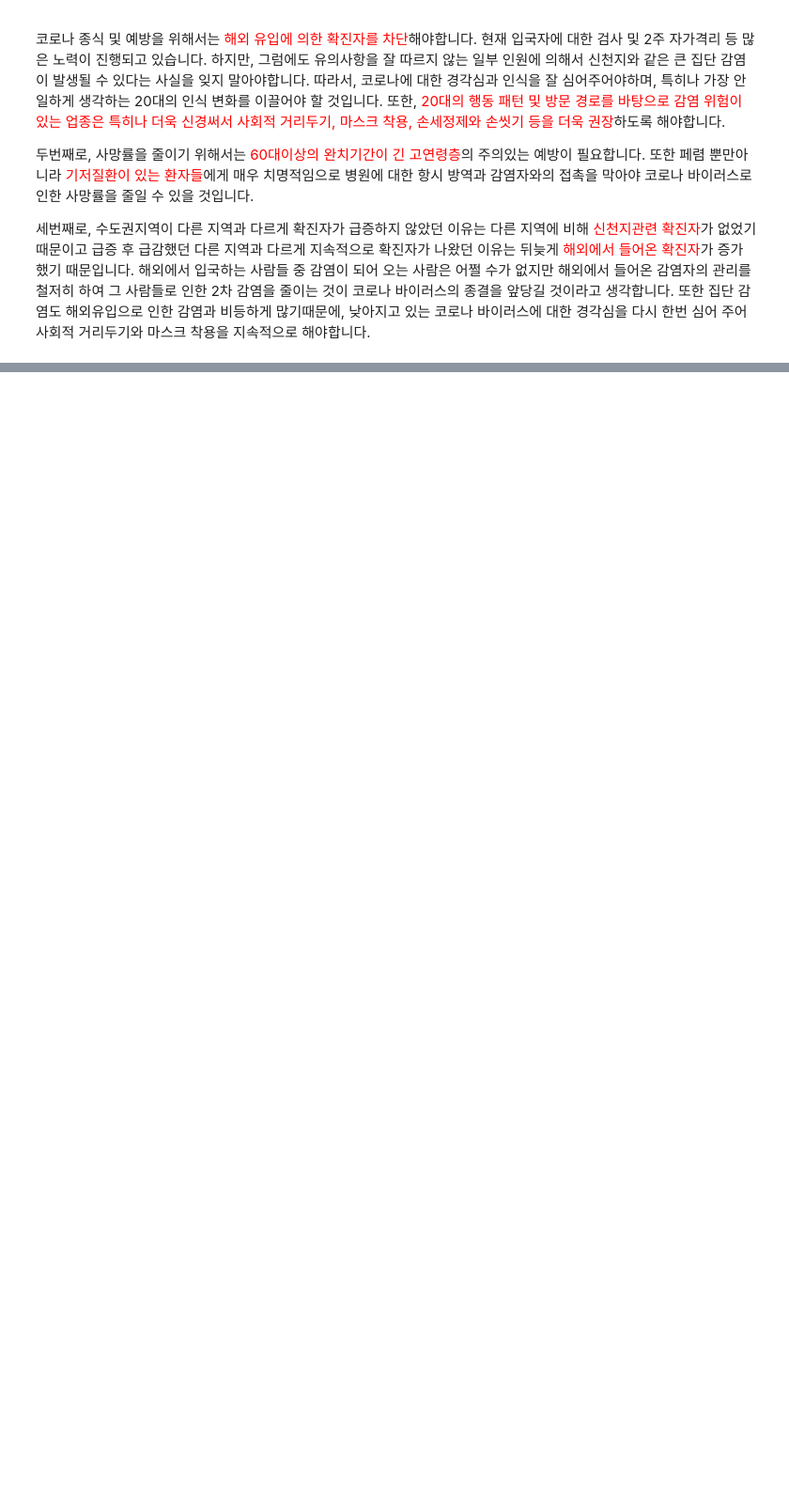
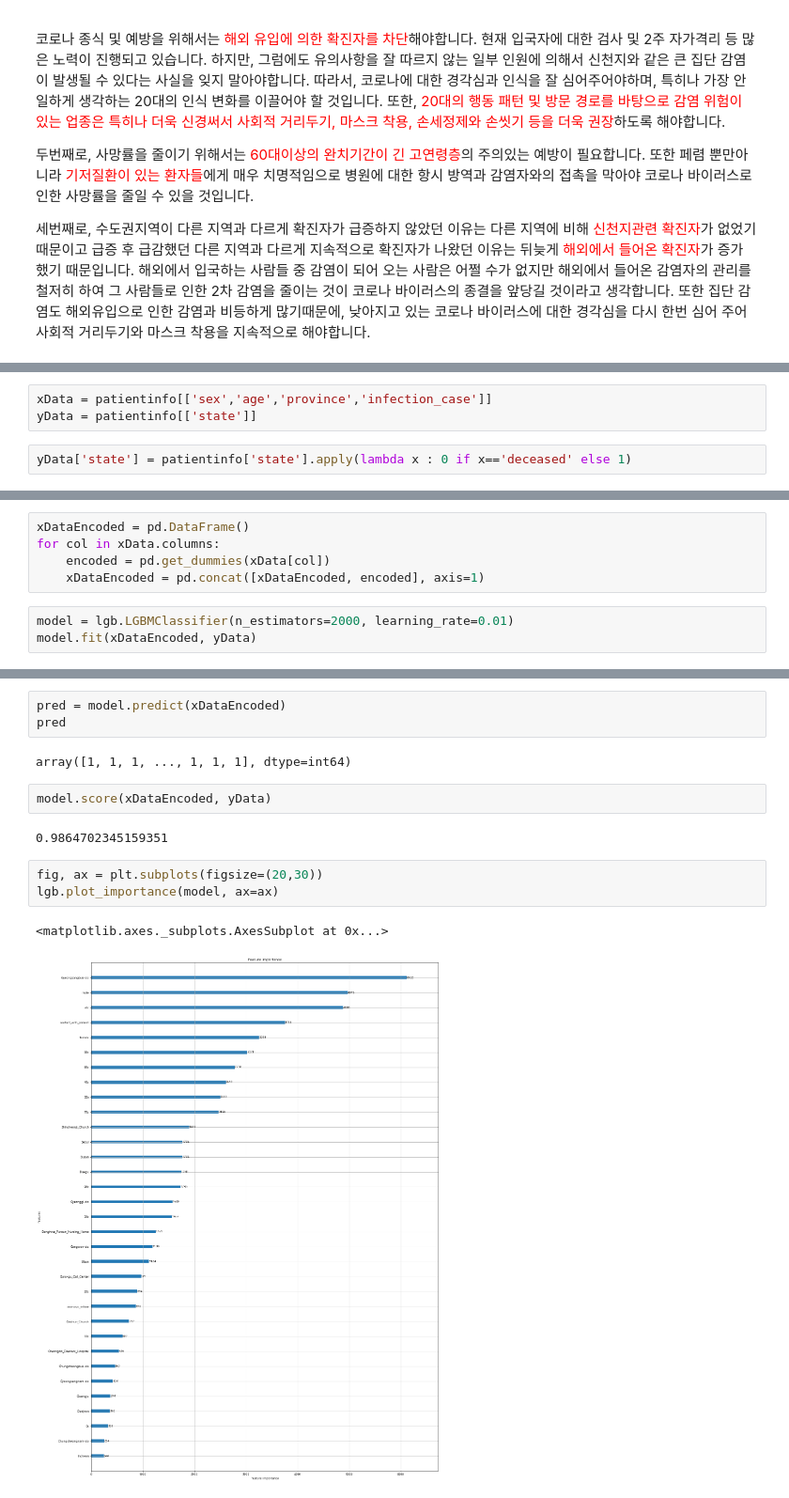
Before and after one commit to chan157/DACON_COVID, a Jupyter notebook: Submission_v2_test2.ipynb, the cells around one changed output, grey strips where cells are left out. Shown at 94% size. Saved outputs shown, nothing was run; the diff lists cells and outputs as text; blank space fills up the shorter version.

Commit message:
Add Prediction Model

```diff
--- a/Submission_v2_test2.ipynb
+++ b/Submission_v2_test2.ipynb
@@ -1441,0 +1411,5 @@ fig.update_layout(title='<b>4월14일부터 4월27일동안의 감염 경로</b>
+# %%
+xData = patientinfo[['sex','age','province','infection_case']]
+yData = patientinfo[['state']]
+# %%
+yData['state'] = patientinfo['state'].apply(lambda x : 0 if x=='deceased' else 1)
@@ -1441,0 +1422,8 @@ fig.update_layout(title='<b>4월14일부터 4월27일동안의 감염 경로</b>
+# %%
+xDataEncoded = pd.DataFrame()
+for col in xData.columns:
+    encoded = pd.get_dummies(xData[col])
+    xDataEncoded = pd.concat([xDataEncoded, encoded], axis=1)
+# %%
+model = lgb.LGBMClassifier(n_estimators=2000, learning_rate=0.01)
+model.fit(xDataEncoded, yData)
@@ -1441,0 +1437,15 @@ fig.update_layout(title='<b>4월14일부터 4월27일동안의 감염 경로</b>
+# %%
+pred = model.predict(xDataEncoded)
+pred
+# %% [output]
+array([1, 1, 1, ..., 1, 1, 1], dtype=int64)
+# %%
+model.score(xDataEncoded, yData)
+# %% [output]
+0.9864702345159351
+# %%
+fig, ax = plt.subplots(figsize=(20,30))
+lgb.plot_importance(model, ax=ax)
+# %% [output]
+<matplotlib.axes._subplots.AxesSubplot at 0x...>
+[figure, added]
```
Also changed, not shown: parts of 36 cells of this notebook.
